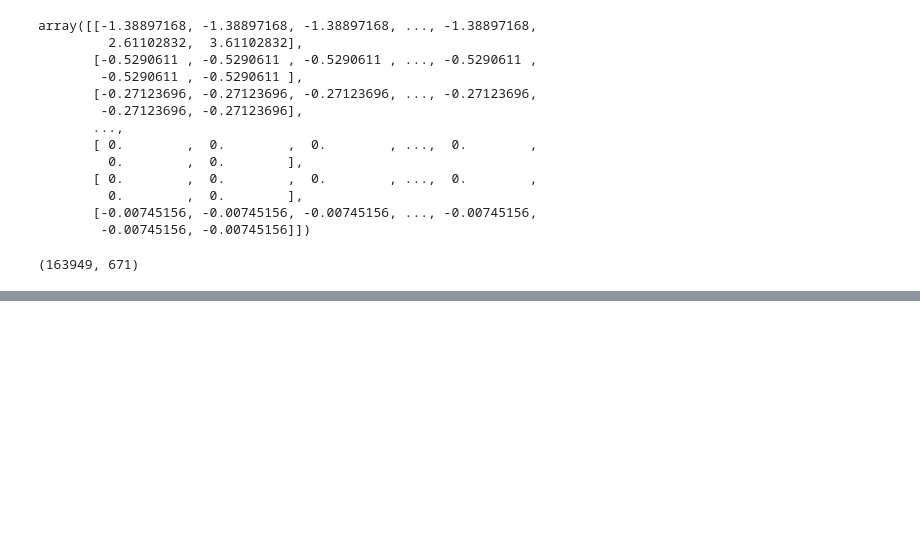
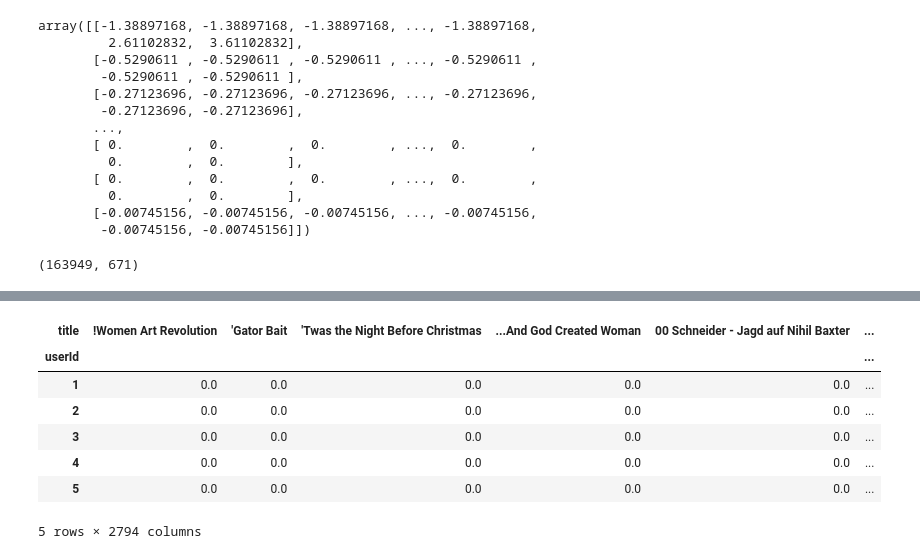
Before and after one commit to marreche/deep_film, a Jupyter notebook: model/svd.ipynb, the cells around one changed output, grey strips where cells are left out. Drawn from its saved outputs; the diff is of its cells as text; code cells hidden in the pictures; blank space fills up the shorter version.

```diff
--- a/model/svd.ipynb
+++ b/model/svd.ipynb
@@ -163,0 +263,12 @@ array([[-0.02995889,  0.01304345,  0.01532281, ..., -0.01214882,
+# %%
+matrix= ratings_df.pivot_table(index='userId', columns='title', values='rating').fillna(0)
+matrix.head()
+# %% [output]
+| title | !Women Art Revolution | 'Gator Bait | 'Twas the Night Before Christmas | ...And God Created Woman | 00 Schneider - Jagd auf Nihil Baxter | ... |
+| userId |  |  |  |  |  | ... |
+| 1 | 0.0 | 0.0 | 0.0 | 0.0 | 0.0 | ... |
+| 2 | 0.0 | 0.0 | 0.0 | 0.0 | 0.0 | ... |
+| 3 | 0.0 | 0.0 | 0.0 | 0.0 | 0.0 | ... |
+| 4 | 0.0 | 0.0 | 0.0 | 0.0 | 0.0 | ... |
+| 5 | 0.0 | 0.0 | 0.0 | 0.0 | 0.0 | ... |
+5 rows × 2794 columns
```
Also changed, not shown: parts of 29 cells of this notebook, 2 other files.
